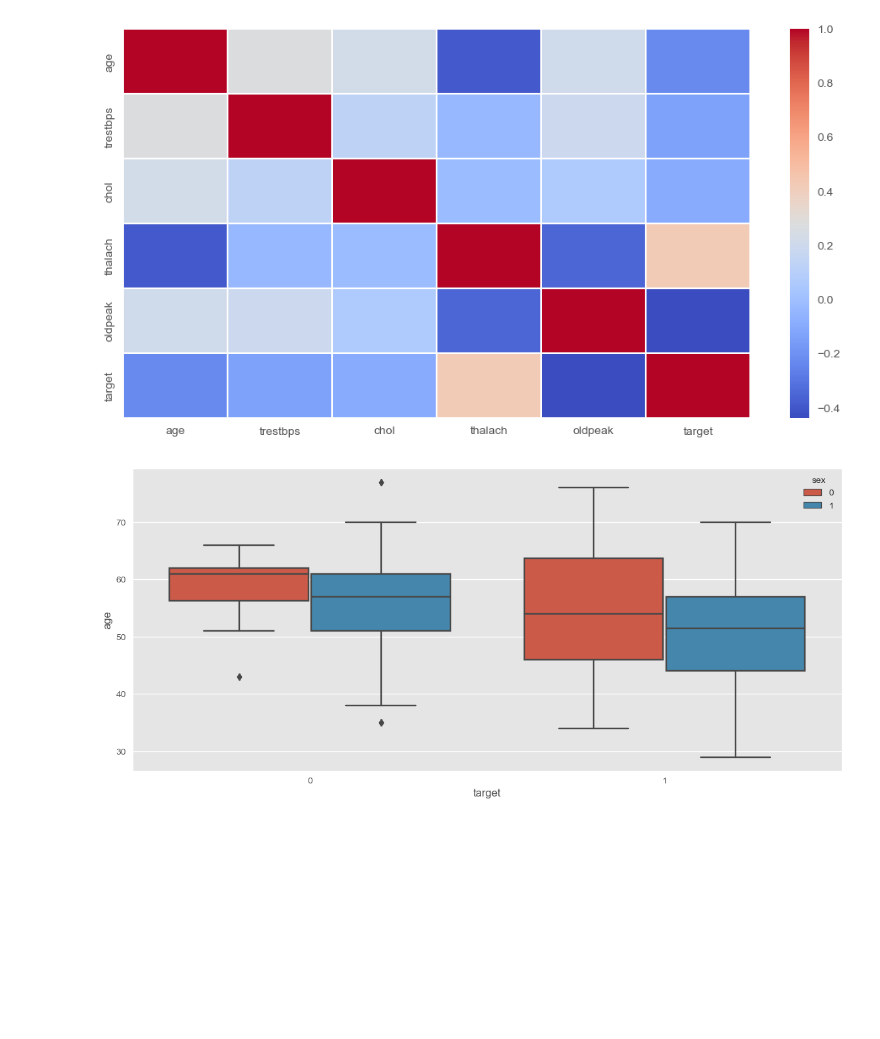
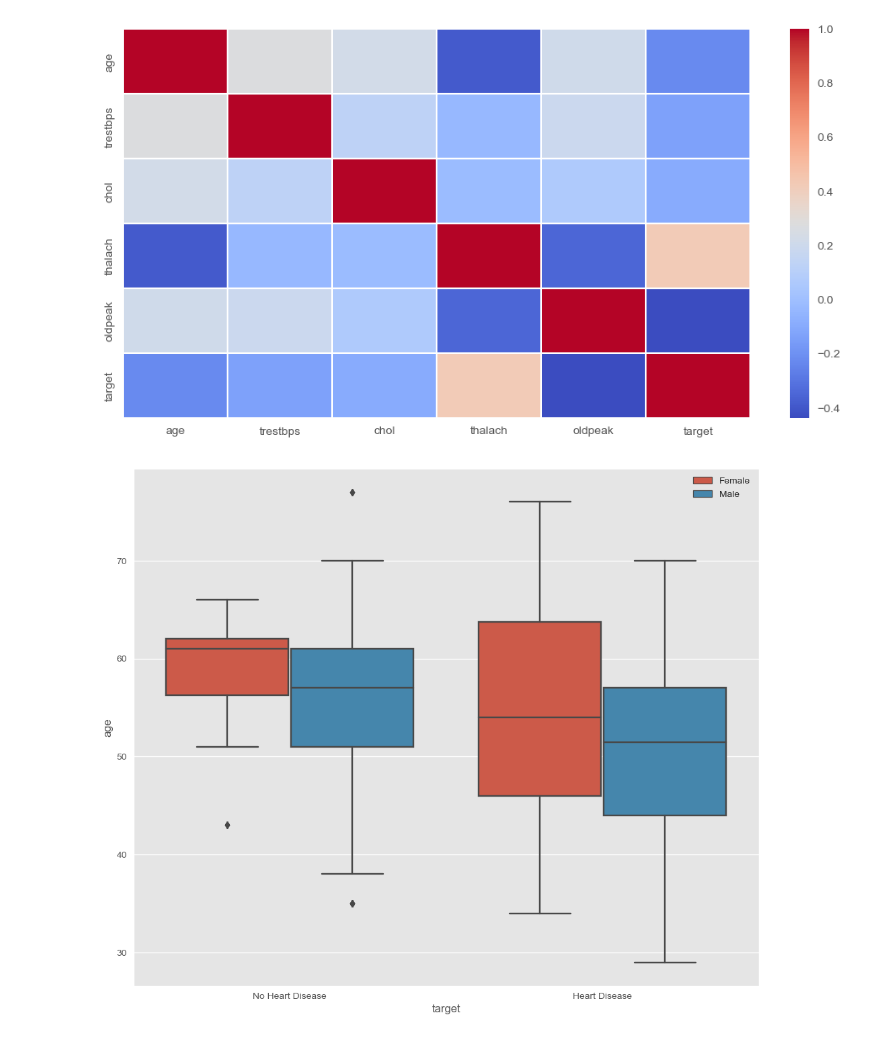
Before and after one commit to Sandokhan/IACEC, a Jupyter notebook: project.ipynb, the cells around one changed output. Drawn from its saved outputs; the diff is of its cells as text; code cells hidden in the pictures; blank space fills up the shorter version.

Commit message:
Add data preparation.

```diff
--- a/project.ipynb
+++ b/project.ipynb
@@ -237,9 +237,13 @@ sns.heatmap(heart.corr(), linewidth = 0.1, cmap='coolwarm')
 # %% [output]
 <AxesSubplot:>
 [figure]
-# %%
-# Correlation between variables only non-categorial variables
-plt.figure(figsize=(14,6))
-sns.boxplot(data=heart, x='target', y='age', hue='sex');
-# %% [output]
-[figure, removed]
+# %%
+# Visualizing heart diasease against sex and age
+plt.figure(figsize=(12,10))
+ax = sns.boxplot(data=heart, x='target', y='age', hue='sex')
+ax.set_xticklabels(['No Heart Disease', 'Heart Disease'])
+handles, _ = ax.get_legend_handles_labels()
+ax.legend(handles, ["Female", "Male"])
+plt.show()
+# %% [output]
+[figure, added]
```
Also changed, not shown: parts of 4 cells of this notebook.
